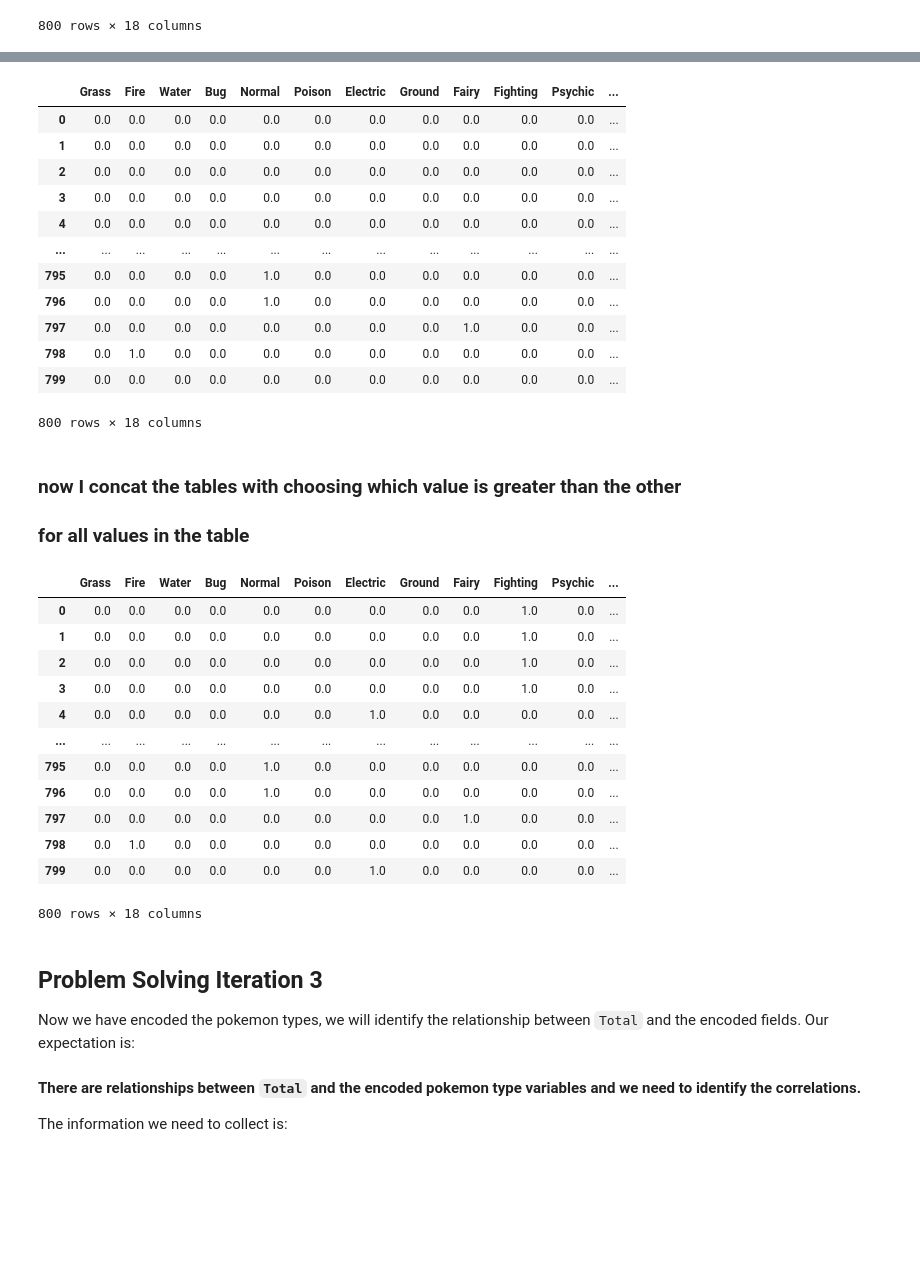
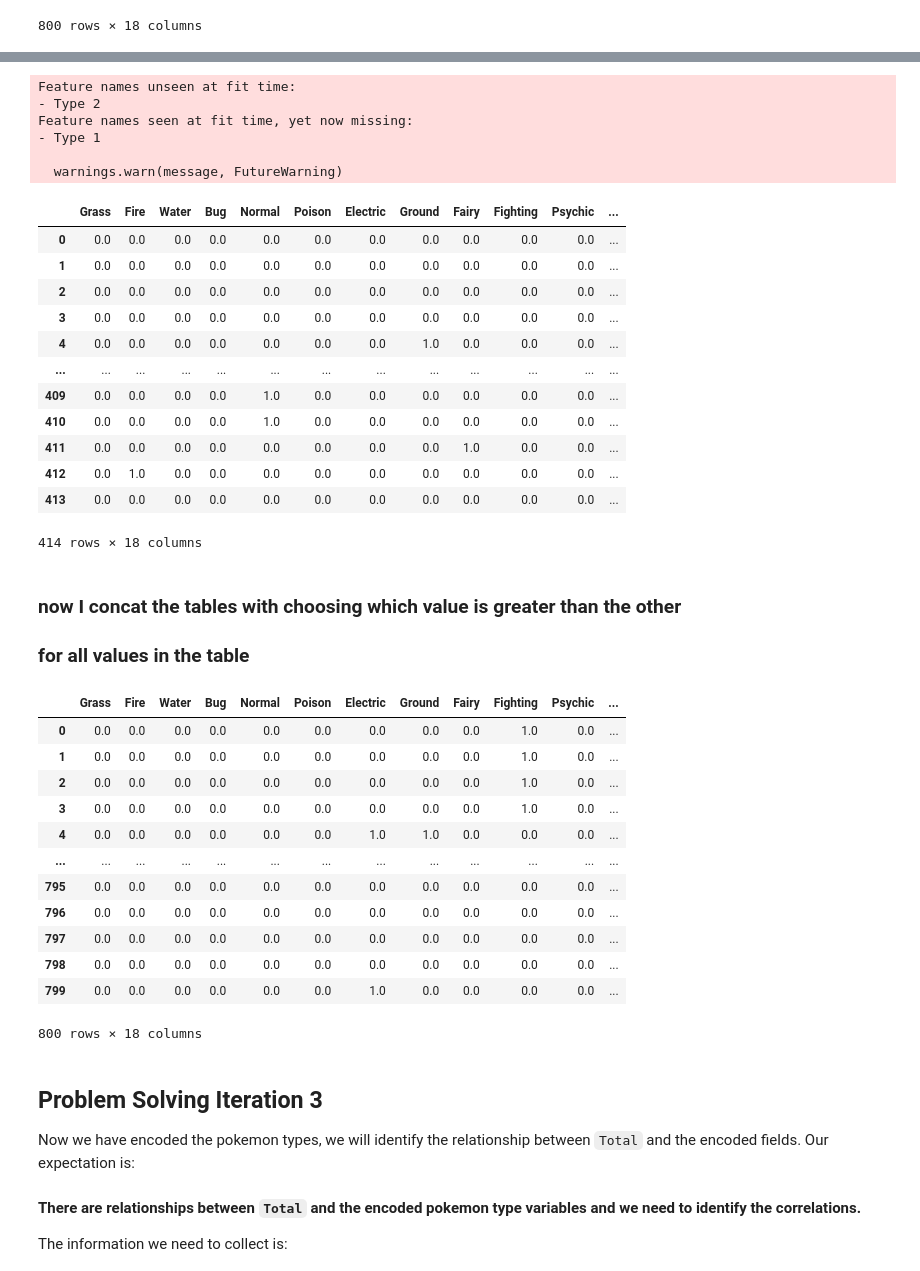
Before and after one commit to aslivns/lab-dataframe-calculations, a Jupyter notebook: your-code/challenge-2.ipynb, the cells around one changed output, grey strips where cells are left out. Saved outputs shown, nothing was run; the diff lists cells and outputs as text; code cells hidden in the pictures; blank space fills up the shorter version.

```diff
--- a/your-code/challenge-2.ipynb
+++ b/your-code/challenge-2.ipynb
@@ -153,0 +137,4 @@ type2
+# %%
+type2 = pokemon[['Type 2']]  # drop NAN
+type2 = type2[type2['Type 2'].isna() == False]
+type2
@@ -154,25 +155,29 @@ type2
 # %%
-encoder = OneHotEncoder().fit(type2)
 encoded = encoder.transform(type2).toarray()
 type2_encoded = pd.DataFrame(encoded,columns=['Grass', 'Fire', 'Water', 'Bug', 'Normal', 'Poison', 'Electric',
        'Ground', 'Fairy', 'Fighting', 'Psychic', 'Rock', 'Ghost', 'Ice',
-       'Dragon', 'Dark', 'Steel', 'Flying', 'NaN'])
-type2_encoded = type2_encoded.drop(['NaN'], axis=1)
+       'Dragon', 'Dark', 'Steel', 'Flying'])
 type2_encoded
 # %% [output]
+Feature names unseen at fit time:
+- Type 2
+Feature names seen at fit time, yet now missing:
+- Type 1
+
+  warnings.warn(message, FutureWarning)
 |  | Grass | Fire | Water | Bug | Normal | Poison | Electric | Ground | Fairy | Fighting | Psychic | ... |
 | 0 | 0.0 | 0.0 | 0.0 | 0.0 | 0.0 | 0.0 | 0.0 | 0.0 | 0.0 | 0.0 | 0.0 | ... |
 | 1 | 0.0 | 0.0 | 0.0 | 0.0 | 0.0 | 0.0 | 0.0 | 0.0 | 0.0 | 0.0 | 0.0 | ... |
 | 2 | 0.0 | 0.0 | 0.0 | 0.0 | 0.0 | 0.0 | 0.0 | 0.0 | 0.0 | 0.0 | 0.0 | ... |
 | 3 | 0.0 | 0.0 | 0.0 | 0.0 | 0.0 | 0.0 | 0.0 | 0.0 | 0.0 | 0.0 | 0.0 | ... |
-| 4 | 0.0 | 0.0 | 0.0 | 0.0 | 0.0 | 0.0 | 0.0 | 0.0 | 0.0 | 0.0 | 0.0 | ... |
+| 4 | 0.0 | 0.0 | 0.0 | 0.0 | 0.0 | 0.0 | 0.0 | 1.0 | 0.0 | 0.0 | 0.0 | ... |
 | ... | ... | ... | ... | ... | ... | ... | ... | ... | ... | ... | ... | ... |
-| 795 | 0.0 | 0.0 | 0.0 | 0.0 | 1.0 | 0.0 | 0.0 | 0.0 | 0.0 | 0.0 | 0.0 | ... |
-| 796 | 0.0 | 0.0 | 0.0 | 0.0 | 1.0 | 0.0 | 0.0 | 0.0 | 0.0 | 0.0 | 0.0 | ... |
-| 797 | 0.0 | 0.0 | 0.0 | 0.0 | 0.0 | 0.0 | 0.0 | 0.0 | 1.0 | 0.0 | 0.0 | ... |
-| 798 | 0.0 | 1.0 | 0.0 | 0.0 | 0.0 | 0.0 | 0.0 | 0.0 | 0.0 | 0.0 | 0.0 | ... |
-| 799 | 0.0 | 0.0 | 0.0 | 0.0 | 0.0 | 0.0 | 0.0 | 0.0 | 0.0 | 0.0 | 0.0 | ... |
+| 409 | 0.0 | 0.0 | 0.0 | 0.0 | 1.0 | 0.0 | 0.0 | 0.0 | 0.0 | 0.0 | 0.0 | ... |
+| 410 | 0.0 | 0.0 | 0.0 | 0.0 | 1.0 | 0.0 | 0.0 | 0.0 | 0.0 | 0.0 | 0.0 | ... |
+| 411 | 0.0 | 0.0 | 0.0 | 0.0 | 0.0 | 0.0 | 0.0 | 0.0 | 1.0 | 0.0 | 0.0 | ... |
+| 412 | 0.0 | 1.0 | 0.0 | 0.0 | 0.0 | 0.0 | 0.0 | 0.0 | 0.0 | 0.0 | 0.0 | ... |
+| 413 | 0.0 | 0.0 | 0.0 | 0.0 | 0.0 | 0.0 | 0.0 | 0.0 | 0.0 | 0.0 | 0.0 | ... |
-800 rows × 18 columns
+414 rows × 18 columns
 # %% [markdown]
 ### now I concat the tables with choosing which value is greater than the other
 ### for all values in the table
@@ -185,12 +190,12 @@ types_encoded
 | 1 | 0.0 | 0.0 | 0.0 | 0.0 | 0.0 | 0.0 | 0.0 | 0.0 | 0.0 | 1.0 | 0.0 | ... |
 | 2 | 0.0 | 0.0 | 0.0 | 0.0 | 0.0 | 0.0 | 0.0 | 0.0 | 0.0 | 1.0 | 0.0 | ... |
 | 3 | 0.0 | 0.0 | 0.0 | 0.0 | 0.0 | 0.0 | 0.0 | 0.0 | 0.0 | 1.0 | 0.0 | ... |
-| 4 | 0.0 | 0.0 | 0.0 | 0.0 | 0.0 | 0.0 | 1.0 | 0.0 | 0.0 | 0.0 | 0.0 | ... |
+| 4 | 0.0 | 0.0 | 0.0 | 0.0 | 0.0 | 0.0 | 1.0 | 1.0 | 0.0 | 0.0 | 0.0 | ... |
 | ... | ... | ... | ... | ... | ... | ... | ... | ... | ... | ... | ... | ... |
-| 795 | 0.0 | 0.0 | 0.0 | 0.0 | 1.0 | 0.0 | 0.0 | 0.0 | 0.0 | 0.0 | 0.0 | ... |
-| 796 | 0.0 | 0.0 | 0.0 | 0.0 | 1.0 | 0.0 | 0.0 | 0.0 | 0.0 | 0.0 | 0.0 | ... |
-| 797 | 0.0 | 0.0 | 0.0 | 0.0 | 0.0 | 0.0 | 0.0 | 0.0 | 1.0 | 0.0 | 0.0 | ... |
-| 798 | 0.0 | 1.0 | 0.0 | 0.0 | 0.0 | 0.0 | 0.0 | 0.0 | 0.0 | 0.0 | 0.0 | ... |
+| 795 | 0.0 | 0.0 | 0.0 | 0.0 | 0.0 | 0.0 | 0.0 | 0.0 | 0.0 | 0.0 | 0.0 | ... |
+| 796 | 0.0 | 0.0 | 0.0 | 0.0 | 0.0 | 0.0 | 0.0 | 0.0 | 0.0 | 0.0 | 0.0 | ... |
+| 797 | 0.0 | 0.0 | 0.0 | 0.0 | 0.0 | 0.0 | 0.0 | 0.0 | 0.0 | 0.0 | 0.0 | ... |
+| 798 | 0.0 | 0.0 | 0.0 | 0.0 | 0.0 | 0.0 | 0.0 | 0.0 | 0.0 | 0.0 | 0.0 | ... |
 | 799 | 0.0 | 0.0 | 0.0 | 0.0 | 0.0 | 0.0 | 1.0 | 0.0 | 0.0 | 0.0 | 0.0 | ... |
 800 rows × 18 columns
 # %% [markdown]
```
Also changed, not shown: parts of 7 cells of this notebook.
